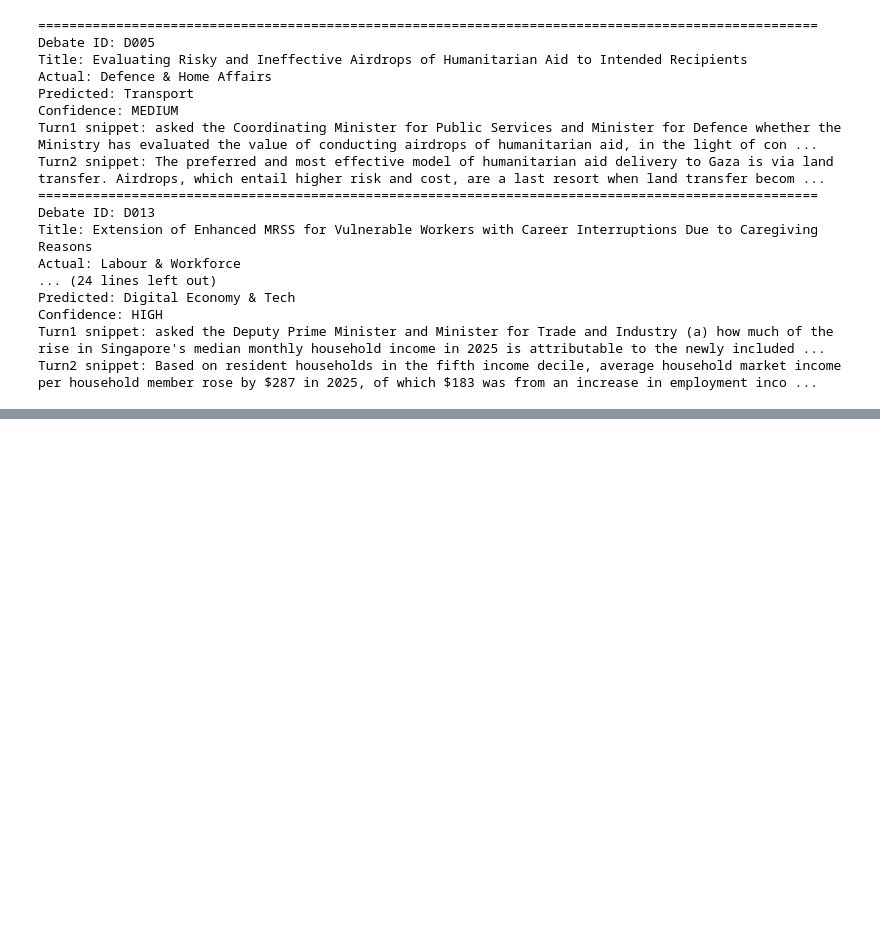
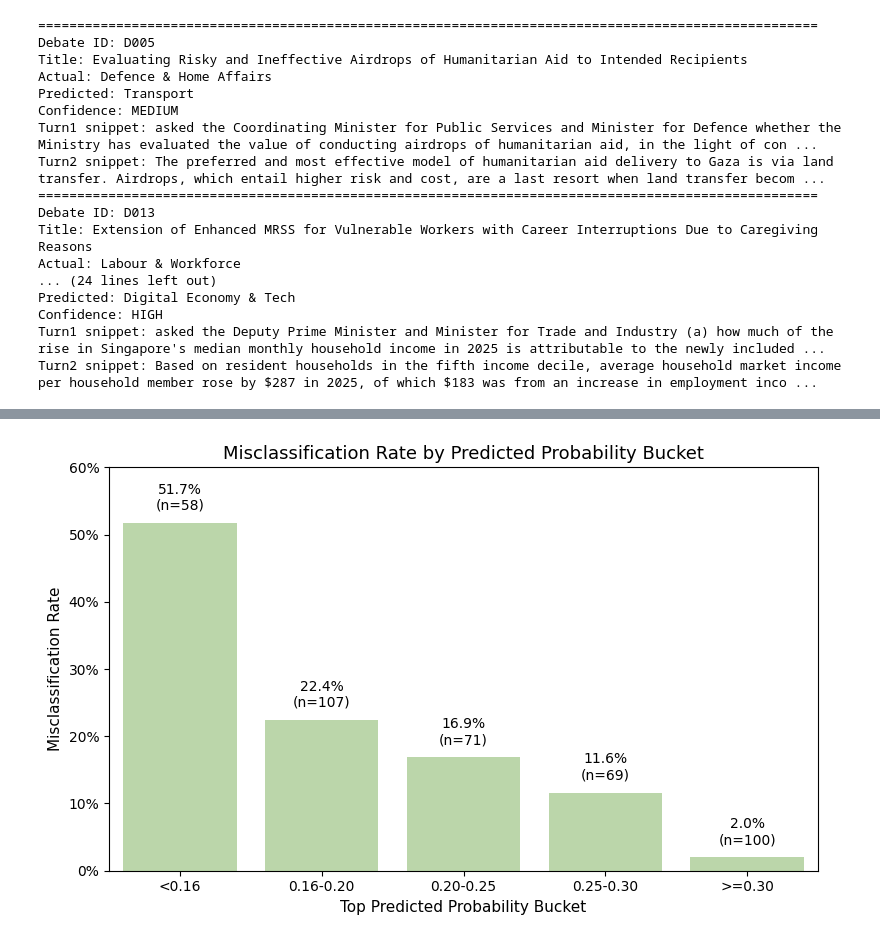
Before and after one commit to weeashira/policy_insight_platform, a Jupyter notebook: notebooks/sector_classification_exploration.ipynb, the cells around one changed output, grey strips where cells are left out. Cells and saved outputs as stored; diff of their text form; code cells hidden in the pictures; blank space fills up the shorter version.

```diff
--- a/notebooks/sector_classification_exploration.ipynb
+++ b/notebooks/sector_classification_exploration.ipynb
@@ -586,0 +774,32 @@ Turn2 snippet: Based on resident households in the fifth income decile, average
+# %%
+import matplotlib.ticker as mtick
+
+plt.figure(figsize=(8,5))
+ax = sns.barplot(
+    data=bucket_summary,
+    x="proba_bucket",
+    y="misclassification_rate",
+    color="#b9dda3"
+)
+
+ax.yaxis.set_major_formatter(mtick.PercentFormatter(1.0))
+
+plt.title("Misclassification Rate by Predicted Probability Bucket", fontsize=13)
+plt.xlabel("Top Predicted Probability Bucket", fontsize=11)
+plt.ylabel("Misclassification Rate", fontsize=11)
+plt.ylim(0, 0.6)
+
+for i, row in bucket_summary.iterrows():
+    ax.text(
+        i,
+        row["misclassification_rate"] + 0.015,
+        f"{row['misclassification_rate']:.1%}\n(n={int(row['n'])})",
+        ha="center",
+        va="bottom",
+        fontsize=10
+    )
+
+plt.tight_layout()
+plt.show()
+# %% [output]
+[figure, added]
```
Also changed, not shown: parts of 10 cells of this notebook, 4 other files.
